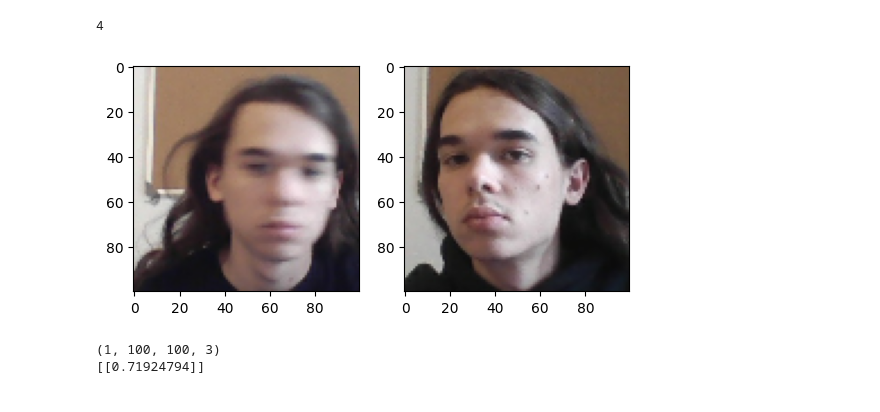
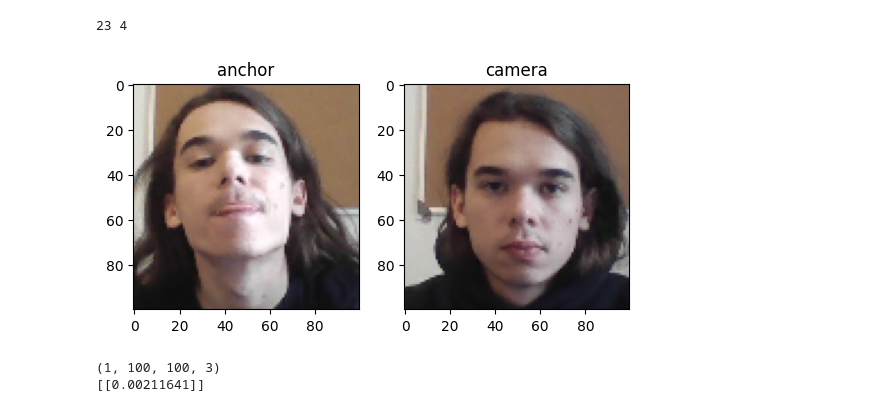
Before and after one commit to xafras/RFTL2, a Jupyter notebook: live.ipynb, the cells around one changed output. Saved outputs shown, nothing was run; the diff lists cells and outputs as text; code cells hidden in the pictures.

Commit message:
updated verify() to support multiples files

```diff
--- a/live.ipynb
+++ b/live.ipynb
@@ -15,22 +18,23 @@ Verifying 2 data.
 # %%
 k = np.random.randint(0, len(os.listdir(ANC_PATH)))
-print(k)
+m = np.random.randint(0, len(os.listdir(VER_PATH)))
+print(k,m)
 anchor_file_path = os.path.join(ANC_PATH, os.listdir(ANC_PATH)[k])
-verify_file_path = os.path.join(VER_PATH, 'input_image.jpg')
+verify_file_path = os.path.join(VER_PATH, os.listdir(VER_PATH)[m])
 
 test_input = np.array(preprocess(anchor_file_path))
 test_val = np.array(preprocess(verify_file_path))
-plot_images_b2b(test_input, test_val)
+plot_images_b2b(test_input, test_val, title1='anchor', title2='camera')
 
 print(np.array([test_input]).shape)
 
 result = siamese_model.predict([np.array([test_input]), np.array([test_val])])
 print(result)
 # %% [output]
-4
+23 4
-[figure, old version]
+[figure, new version]
 (1, 100, 100, 3)
-[[0.71924794]]
+[[0.00211641]]
 # %%
 cap = cv2.VideoCapture(0)
 while cap.isOpened():
```
Also changed, not shown: parts of 2 cells of this notebook, 1 other file.
